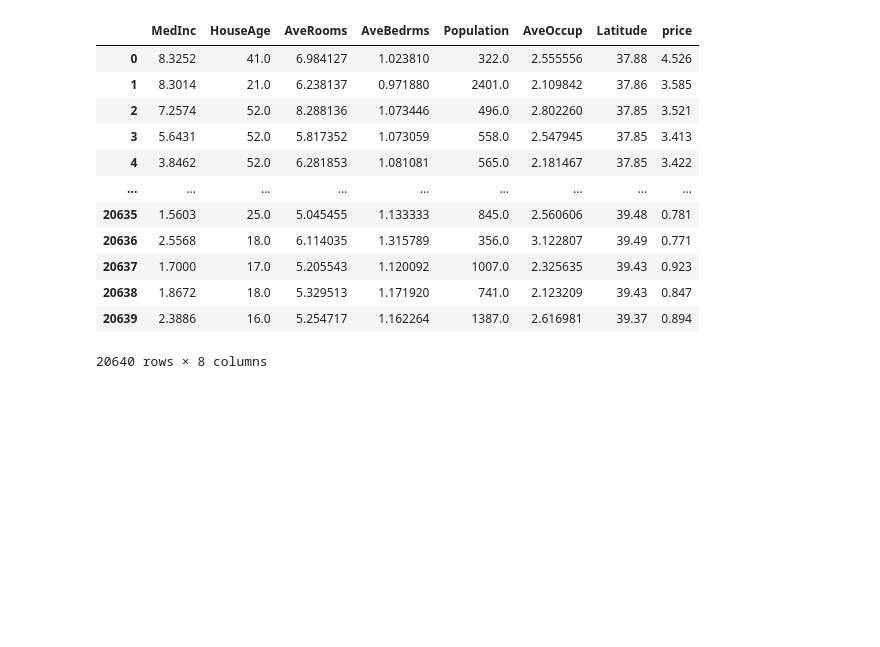
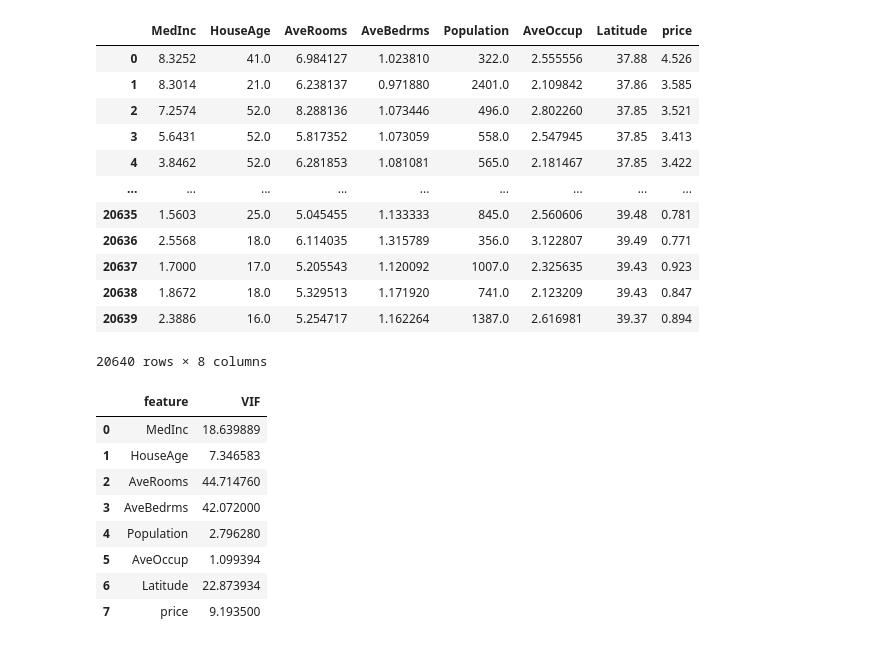
Before and after one commit to bhaskarsrivastava18/LEARNING_ML, a Jupyter notebook: MULTICOLLINEARITY.ipynb, the cells around one changed output. Cells and saved outputs as stored; diff of their text form; code cells hidden in the pictures; blank space fills up the shorter version.

```diff
--- a/MULTICOLLINEARITY.ipynb
+++ b/MULTICOLLINEARITY.ipynb
@@ -118,3 +118,18 @@ df1
 | 20638 | 1.8672 | 18.0 | 5.329513 | 1.171920 | 741.0 | 2.123209 | 39.43 | 0.847 |
 | 20639 | 2.3886 | 16.0 | 5.254717 | 1.162264 | 1387.0 | 2.616981 | 39.37 | 0.894 |
 20640 rows × 8 columns
+# %%
+vif=pd.DataFrame()
+vif["feature"]=df1.columns
+vif['VIF']=[variance_inflation_factor(df1.values,i)for i in range(len(df1.columns))]
+vif
+# %% [output]
+|  | feature | VIF |
+| 0 | MedInc | 18.639889 |
+| 1 | HouseAge | 7.346583 |
+| 2 | AveRooms | 44.714760 |
+| 3 | AveBedrms | 42.072000 |
+| 4 | Population | 2.796280 |
+| 5 | AveOccup | 1.099394 |
+| 6 | Latitude | 22.873934 |
+| 7 | price | 9.193500 |
```
Also changed, not shown: parts of 21 cells of this notebook.
